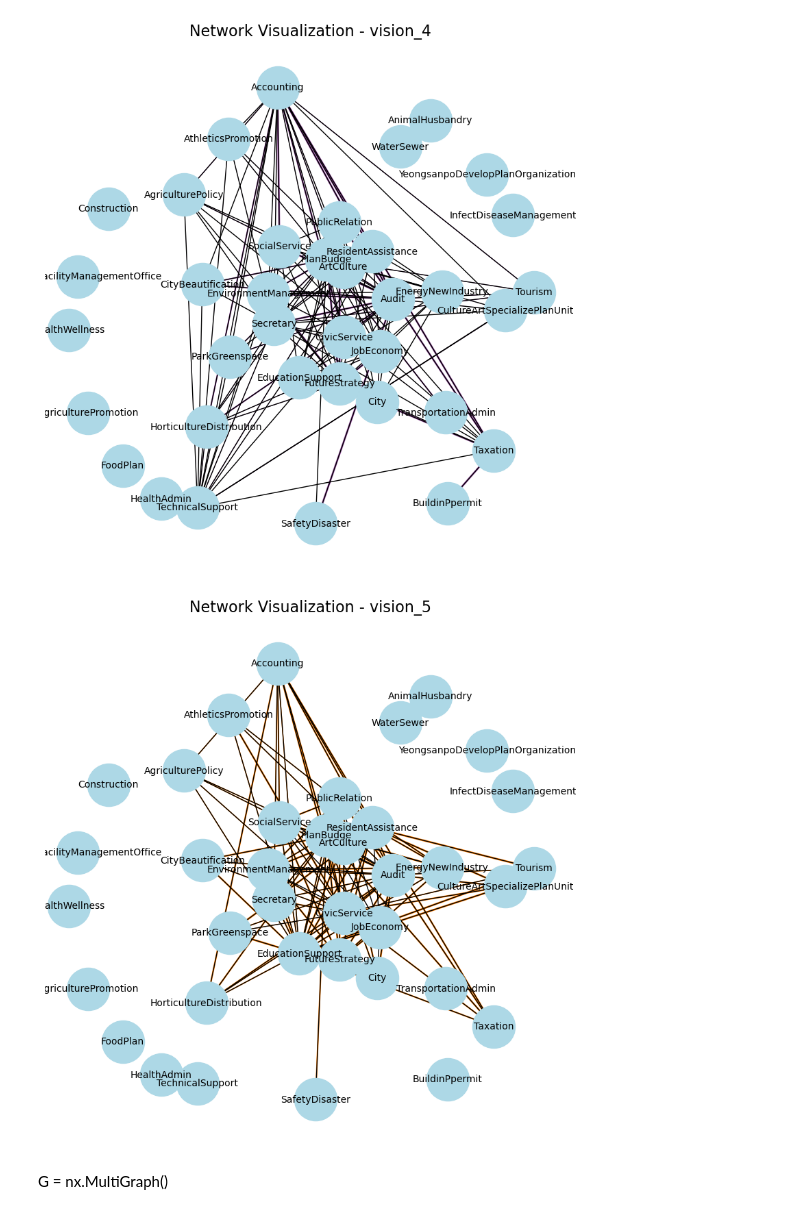
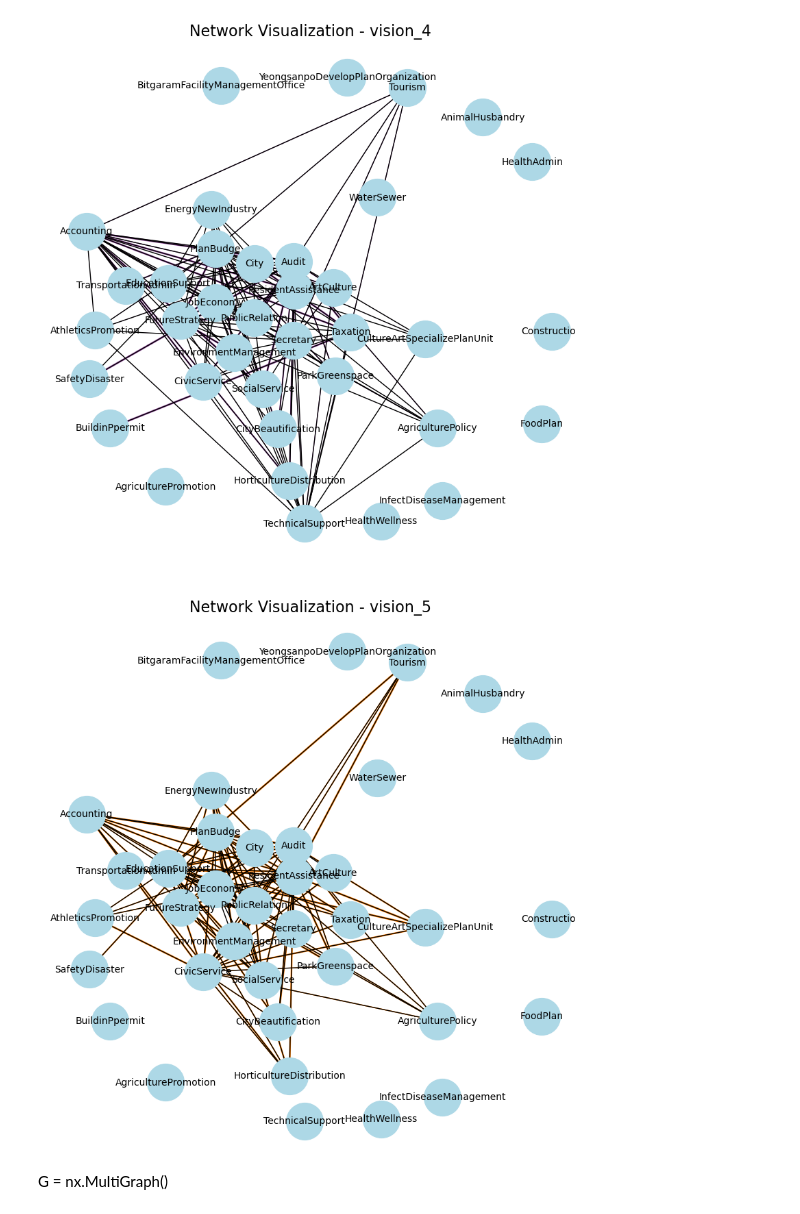
Before and after one commit to parksh5295/2024_Network_Science, a Jupyter notebook: network.ipynb, the cells around one changed output. Saved outputs shown, nothing was run; the diff lists cells and outputs as text; code cells hidden in the pictures.

```diff
--- a/network.ipynb
+++ b/network.ipynb
@@ -31,7 +31,7 @@ for edge_file in os.listdir(edges_folder):
 layer_colors = plt.cm.Set1(range(len(layer_networks)))
 layer_to_color = {layer_name: color for layer_name, color in zip(layer_networks.keys(), layer_colors)}
 
-pos = nx.spring_layout(list(layer_networks.values())[0], k=80.0, iterations=200)
+pos = nx.spring_layout(list(layer_networks.values())[0], k=80.0, iterations=250)
 
 for layer_name, G in layer_networks.items():
     plt.figure(figsize=(10, 10))
@@ -46,7 +46,7 @@ for layer_name, G in layer_networks.items():
     )
 
     nx.draw(G, pos, with_labels=True, labels=nx.get_node_attributes(G, 'label'),
-            node_size=2000, node_color="lightblue", font_size=10, font_color="black")
+            node_size=1500, node_color="lightblue", font_size=10, font_color="black")
 
     plt.title(f"Network Visualization - {layer_name}", fontsize=16)
     plt.savefig(f"Graph_images/{layer_name}_network.png", transparent=True)
@@ -58,5 +58,5 @@ for layer_name, G in layer_networks.items():
-[figure, old version]
+[figure, new version]
-[figure, old version]
+[figure, new version]
 # %% [markdown]
 G = nx.MultiGraph()
 # %%
```
Also changed, not shown: parts of 1 cell of this notebook.
